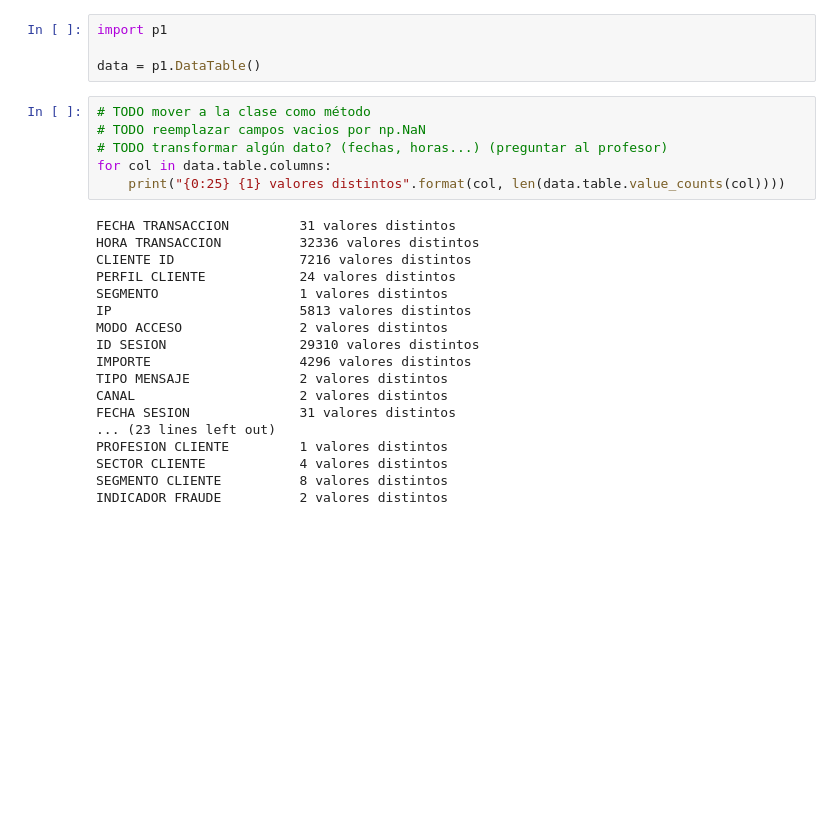
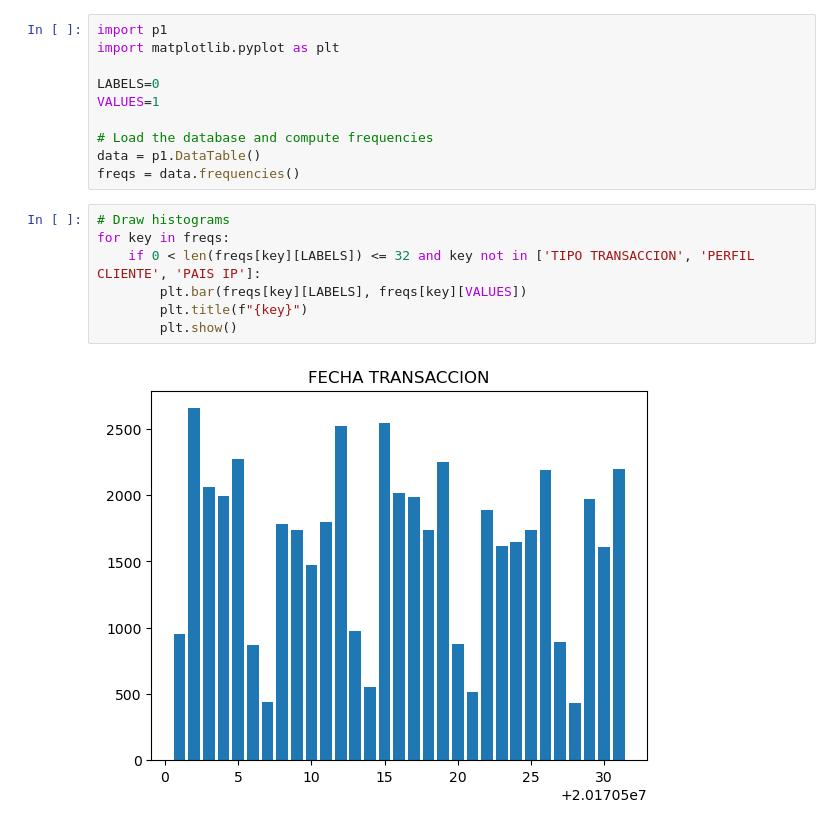
Before and after one commit to TomasDanielExpositoTorre/aprendizaje-automatico, a Jupyter notebook: P1/p1.ipynb, the cells around one changed output. Drawn from its saved outputs; the diff is of its cells as text; blank space fills up the shorter version.

Commit message:
histogramas de columnas

```diff
--- a/P1/p1.ipynb
+++ b/P1/p1.ipynb
@@ -1,28 +1,19 @@
-# %%
-import p1
-
-data = p1.DataTable()
-# %%
-# TODO mover a la clase como método
-# TODO reemplazar campos vacios por np.NaN
-# TODO transformar algún dato? (fechas, horas...) (preguntar al profesor)
-for col in data.table.columns:
-    print("{0:25} {1} valores distintos".format(col, len(data.table.value_counts(col))))
-# %% [output]
-FECHA TRANSACCION         31 valores distintos
-HORA TRANSACCION          32336 valores distintos
-CLIENTE ID                7216 valores distintos
-PERFIL CLIENTE            24 valores distintos
-SEGMENTO                  1 valores distintos
-IP                        5813 valores distintos
-MODO ACCESO               2 valores distintos
-ID SESION                 29310 valores distintos
-IMPORTE                   4296 valores distintos
-TIPO MENSAJE              2 valores distintos
-CANAL                     2 valores distintos
-FECHA SESION              31 valores distintos
-... (23 lines left out)
-PROFESION CLIENTE         1 valores distintos
-SECTOR CLIENTE            4 valores distintos
-SEGMENTO CLIENTE          8 valores distintos
-INDICADOR FRAUDE          2 valores distintos
+# %%
+import p1
+import matplotlib.pyplot as plt
+
+LABELS=0
+VALUES=1
+
+# Load the database and compute frequencies
+data = p1.DataTable()
+freqs = data.frequencies()
+# %%
+# Draw histograms
+for key in freqs:
+    if 0 < len(freqs[key][LABELS]) <= 32 and key not in ['TIPO TRANSACCION', 'PERFIL CLIENTE', 'PAIS IP']:
+        plt.bar(freqs[key][LABELS], freqs[key][VALUES])
+        plt.title(f"{key}")
+        plt.show()
+# %% [output]
+[figure, added]
```
Also changed, not shown: parts of 1 cell of this notebook, 1 other file.
